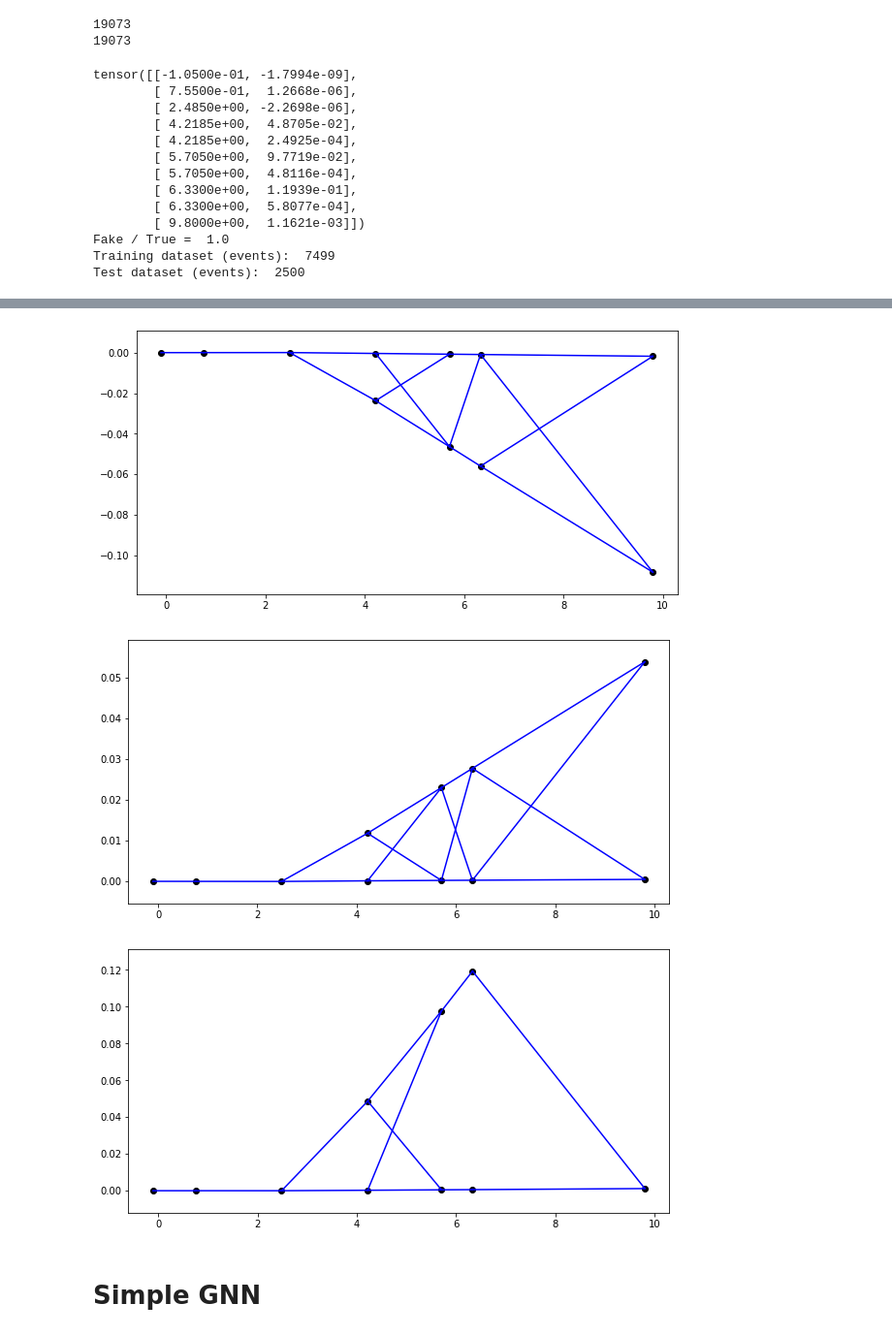
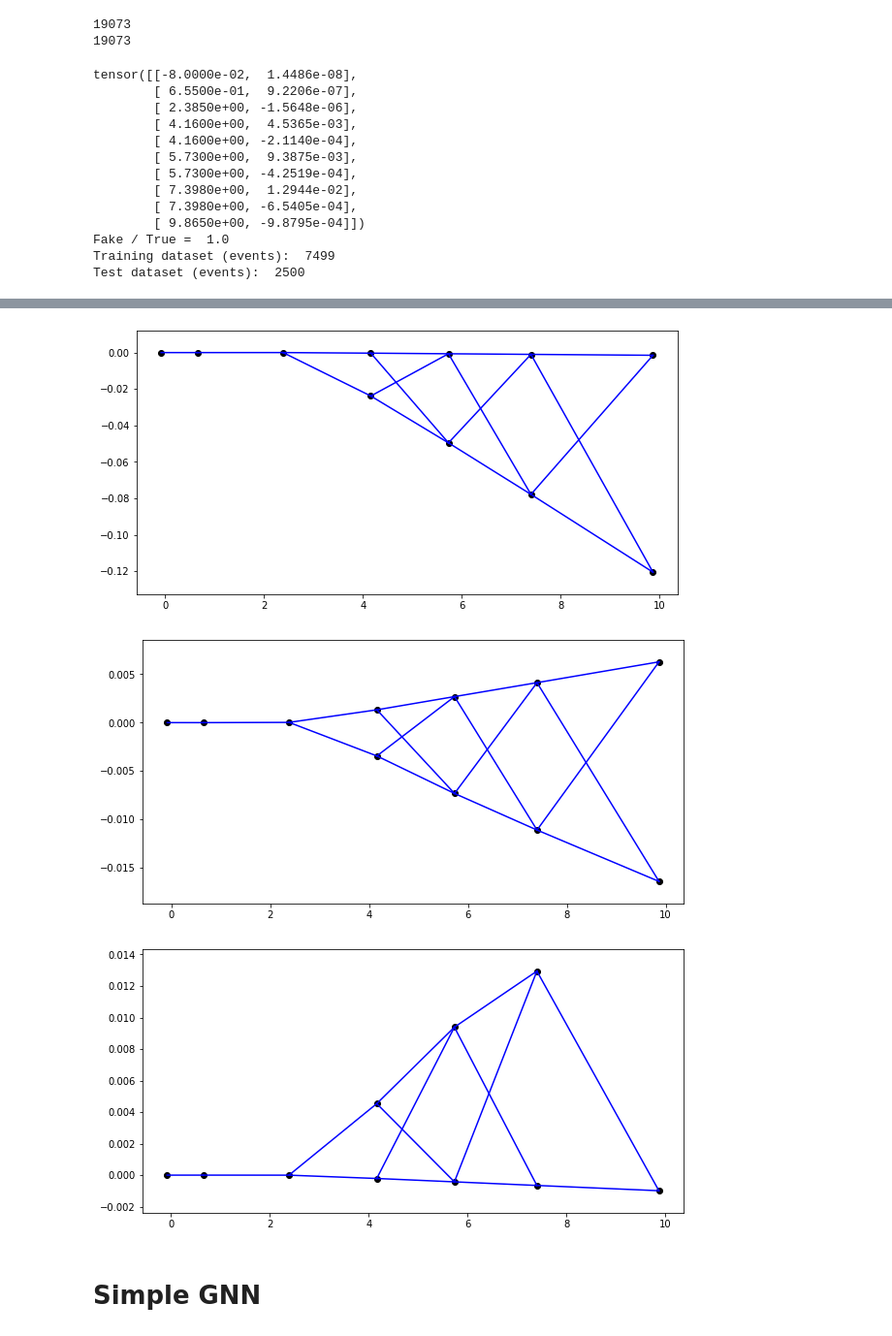
Before and after one commit to marcinwolter/Tracking_student2020, a Jupyter notebook: GNN_MuonE_v1_3d_recon.ipynb, the cells around one changed output, grey strips where cells are left out. Shown: that part at 97% size. Saved outputs shown, nothing was run; the diff lists cells and outputs as text; code cells hidden in the pictures.

```diff
--- a/GNN_MuonE_v1_3d_recon.ipynb
+++ b/GNN_MuonE_v1_3d_recon.ipynb
@@ -516,9 +516,9 @@ def ReadRecon(event_file,is_x=True):
 
 is_x = True
 is_y = False
-event_file_MC= "/content/drive/My Drive/MCtrackFile_medium.csv"
-event_file= "/content/drive/My Drive/hitFile_medium.csv"
-event_file_recon= "/content/drive/My Drive/trackFile_medium.csv"
+event_file_MC= "/content/drive/My Drive/MuonE_tracking/MCtrackFile_medium.csv"
+event_file= "/content/drive/My Drive/MuonE_tracking/hitFile_medium.csv"
+event_file_recon= "/content/drive/My Drive/MuonE_tracking/trackFile_medium.csv"
 
 data_stereo=ReadMuonStereo(event_file)
 
@@ -532,9 +532,7 @@ Tracks_recon_y=ReadRecon(event_file_recon,is_y)
 
 
 
-#Tracks_x=readMCtrack(event_file_MC,is_x)
-#data_x = readMuonE(event_file,is_x)
-#Tracks_recon_x=ReadRecon(event_file_recon,is_x)
+
 
 # split data into training and test datasets
 train_dataset_y,test_dataset_y,test_tracks_y,train_tracks_y,train_recon_y,test_recon_y = [],[],[],[],[],[]
@@ -610,25 +608,25 @@ def plot_toy_graph(event, ylim=0.):
 
 # Display few events
 for k in range(10):
-   plot_toy_graph(train_loader_x.dataset[k], 0.)
+   plot_toy_graph(train_loader_y.dataset[k], 0.)
 
-print(train_loader_x.dataset[k].x)
+print(train_loader_y.dataset[k].x)
 
 print("Fake / True = ", (len(train_dataset_x[0].y) - train_dataset_x[0].y.sum().item()) / train_dataset_x[0].y.sum().item())
 
 print("Training dataset (events): ",len(train_dataset_x))
 print("Test dataset (events): ",len(test_dataset_x))
 # %% [output]
-tensor([[-1.0500e-01, -1.7994e-09],
-        [ 7.5500e-01,  1.2668e-06],
-        [ 2.4850e+00, -2.2698e-06],
-        [ 4.2185e+00,  4.8705e-02],
-        [ 4.2185e+00,  2.4925e-04],
-        [ 5.7050e+00,  9.7719e-02],
-        [ 5.7050e+00,  4.8116e-04],
-        [ 6.3300e+00,  1.1939e-01],
-        [ 6.3300e+00,  5.8077e-04],
-        [ 9.8000e+00,  1.1621e-03]])
+tensor([[-8.0000e-02,  1.4486e-08],
+        [ 6.5500e-01,  9.2206e-07],
+        [ 2.3850e+00, -1.5648e-06],
+        [ 4.1600e+00,  4.5365e-03],
+        [ 4.1600e+00, -2.1140e-04],
+        [ 5.7300e+00,  9.3875e-03],
+        [ 5.7300e+00, -4.2519e-04],
+        [ 7.3980e+00,  1.2944e-02],
+        [ 7.3980e+00, -6.5405e-04],
+        [ 9.8650e+00, -9.8795e-04]])
 Fake / True =  1.0
 Training dataset (events):  7499
 Test dataset (events):  2500
@@ -642,6 +640,6 @@ Test dataset (events):  2500
-[figure, old version]
+[figure, new version]
-[figure, old version]
+[figure, new version]
-[figure, old version]
+[figure, new version]
 # %% [markdown]
 # **Simple GNN**
 # %% [markdown]
```
Also changed, not shown: parts of 7 cells of this notebook.
